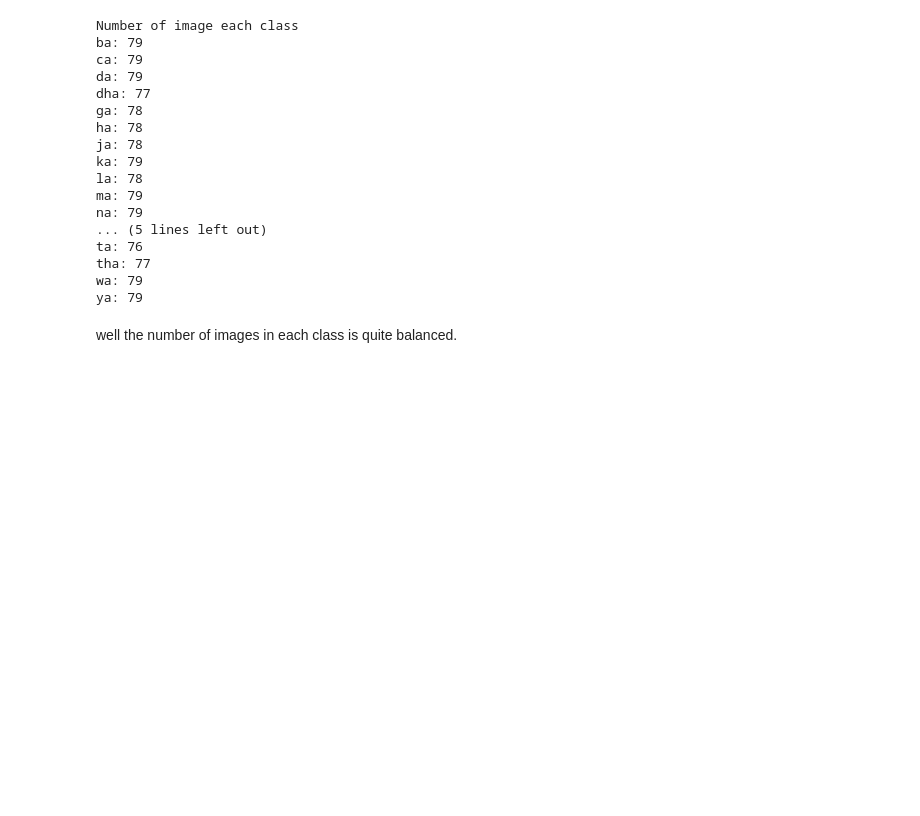
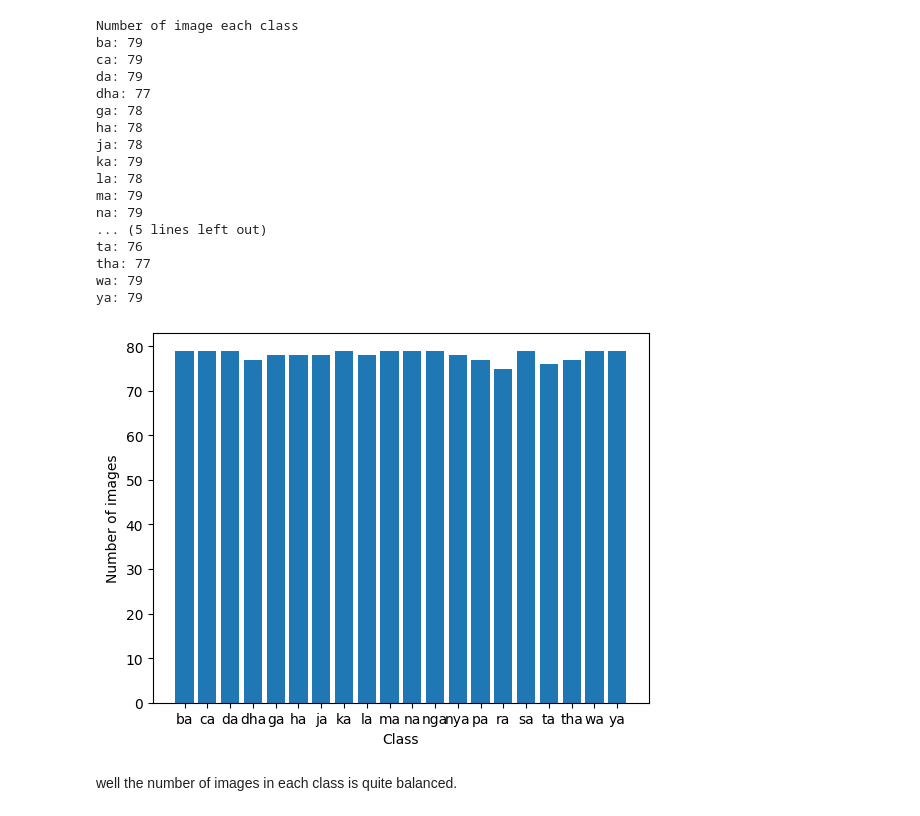
Before and after one commit to elskow/hanacaraka-classifier, a Jupyter notebook: prototype/proto-15-5.ipynb, the cells around one changed output. Drawn from its saved outputs; the diff is of its cells as text; code cells hidden in the pictures; blank space fills up the shorter version.

Commit message:
add some visualization

```diff
--- a/prototype/proto-15-5.ipynb
+++ b/prototype/proto-15-5.ipynb
@@ -51,7 +70,7 @@ if os.getcwd().endswith('handwritten-hanacaraka'):
     new_dir = os.path.join('..', 'renamed_images')
 
     for image_file in image_files:
-        subdir, filename = image_file.split('/')
+        subdir, filename = image_file.split('\\')
         subdir_path = os.path.join(new_dir, subdir)
         os.makedirs(subdir_path, exist_ok=True)
         new_filename = f'{subdir}_{len(os.listdir(subdir_path)) + 1}.png'
@@ -89,6 +110,17 @@ ta: 76
 tha: 77
 wa: 79
 ya: 79
+# %%
+import matplotlib.pyplot as plt
+
+# visualization on bar plot
+fig, ax = plt.subplots()
+ax.bar(subdirs, [len(os.listdir(subdir)) for subdir in subdirs])
+ax.set_xlabel('Class')
+ax.set_ylabel('Number of images')
+plt.show()
+# %% [output]
+[figure, added]
 # %% [markdown]
 well the number of images in each class is quite balanced.
 # %%
```
Also changed, not shown: parts of 5 cells of this notebook.
